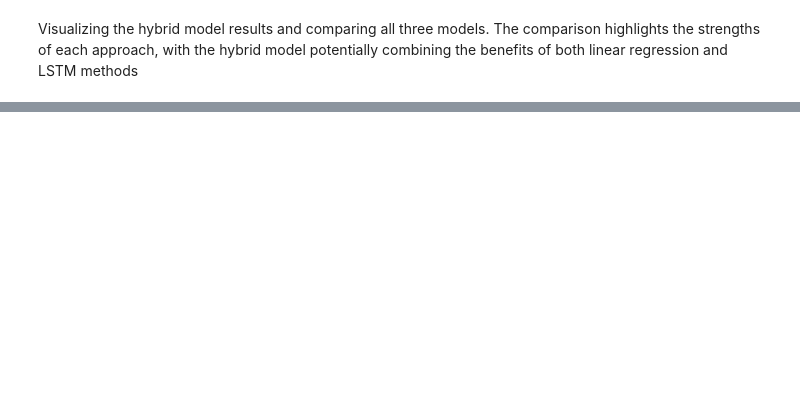
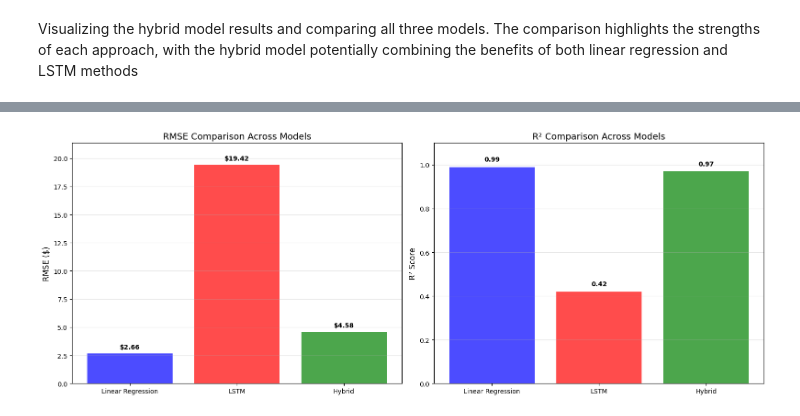
Before and after one commit to vishalgarg99/-IntegratingRegression-and-LSTM-Models-for-Accurate-Stock-Price-Prediction-Using-Yahoo-Finance-Data-, a Jupyter notebook: Hybrid.ipynb, the cells around one changed output, grey strips where cells are left out. Saved outputs shown, nothing was run; the diff lists cells and outputs as text; code cells hidden in the pictures; blank space fills up the shorter version.

```diff
--- a/Hybrid.ipynb
+++ b/Hybrid.ipynb
@@ -579,0 +645,46 @@ Model Performance Comparison:
+# %%
+# Create visualization for model comparison
+import matplotlib.pyplot as plt
+import numpy as np
+
+# Performance metrics from your results
+models = ['Linear Regression', 'LSTM', 'Hybrid']
+rmse_values = [2.66, 19.42, 4.58]
+r2_values = [0.99, 0.42, 0.97]
+
+# Set up figure with two subplots
+fig, (ax1, ax2) = plt.subplots(1, 2, figsize=(16, 6))
+
+# RMSE comparison chart
+colors = ['blue', 'red', 'green']
+bars1 = ax1.bar(models, rmse_values, color=colors, alpha=0.7)
+
+# Add values on top of bars
+for bar in bars1:
+    height = bar.get_height()
+    ax1.text(bar.get_x() + bar.get_width()/2., height + 0.3,
+            f'${height:.2f}', ha='center', va='bottom', fontweight='bold')
+
+ax1.set_title('RMSE Comparison Across Models', fontsize=14)
+ax1.set_ylabel('RMSE ($)', fontsize=12)
+ax1.grid(axis='y', alpha=0.3)
+ax1.set_ylim(0, max(rmse_values) * 1.1)  # Add some headroom
+
+# R² comparison chart
+bars2 = ax2.bar(models, r2_values, color=colors, alpha=0.7)
+
+# Add values on top of bars
+for bar in bars2:
+    height = bar.get_height()
+    ax2.text(bar.get_x() + bar.get_width()/2., height + 0.02,
+            f'{height:.2f}', ha='center', va='bottom', fontweight='bold')
+
+ax2.set_title('R² Comparison Across Models', fontsize=14)
+ax2.set_ylabel('R² Score', fontsize=12)
+ax2.grid(axis='y', alpha=0.3)
+ax2.set_ylim(0, 1.1)  # R² max is 1.0
+
+plt.tight_layout()
+plt.show()
+# %% [output]
+[figure, added]
```
Also changed, not shown: parts of 11 cells of this notebook.
